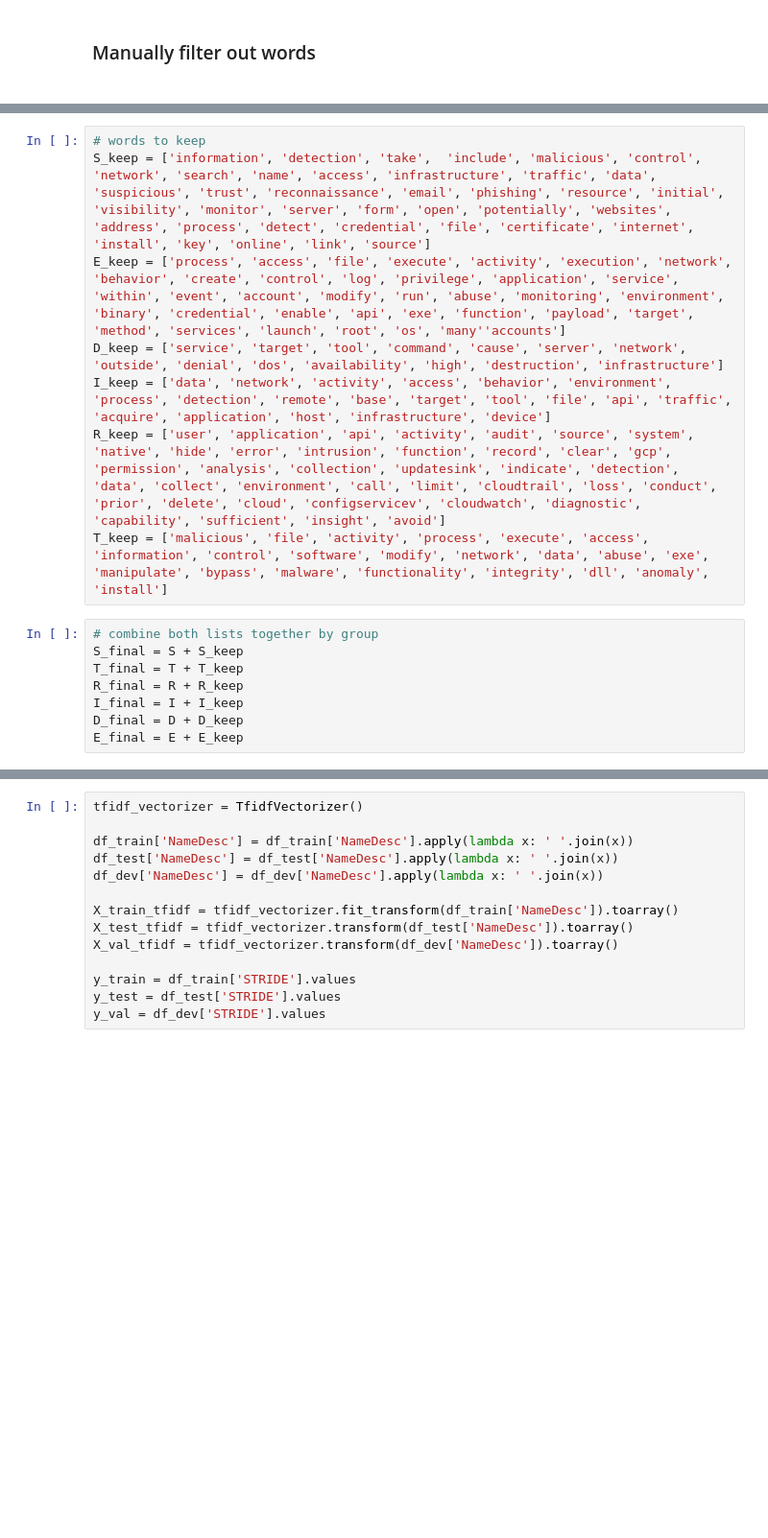
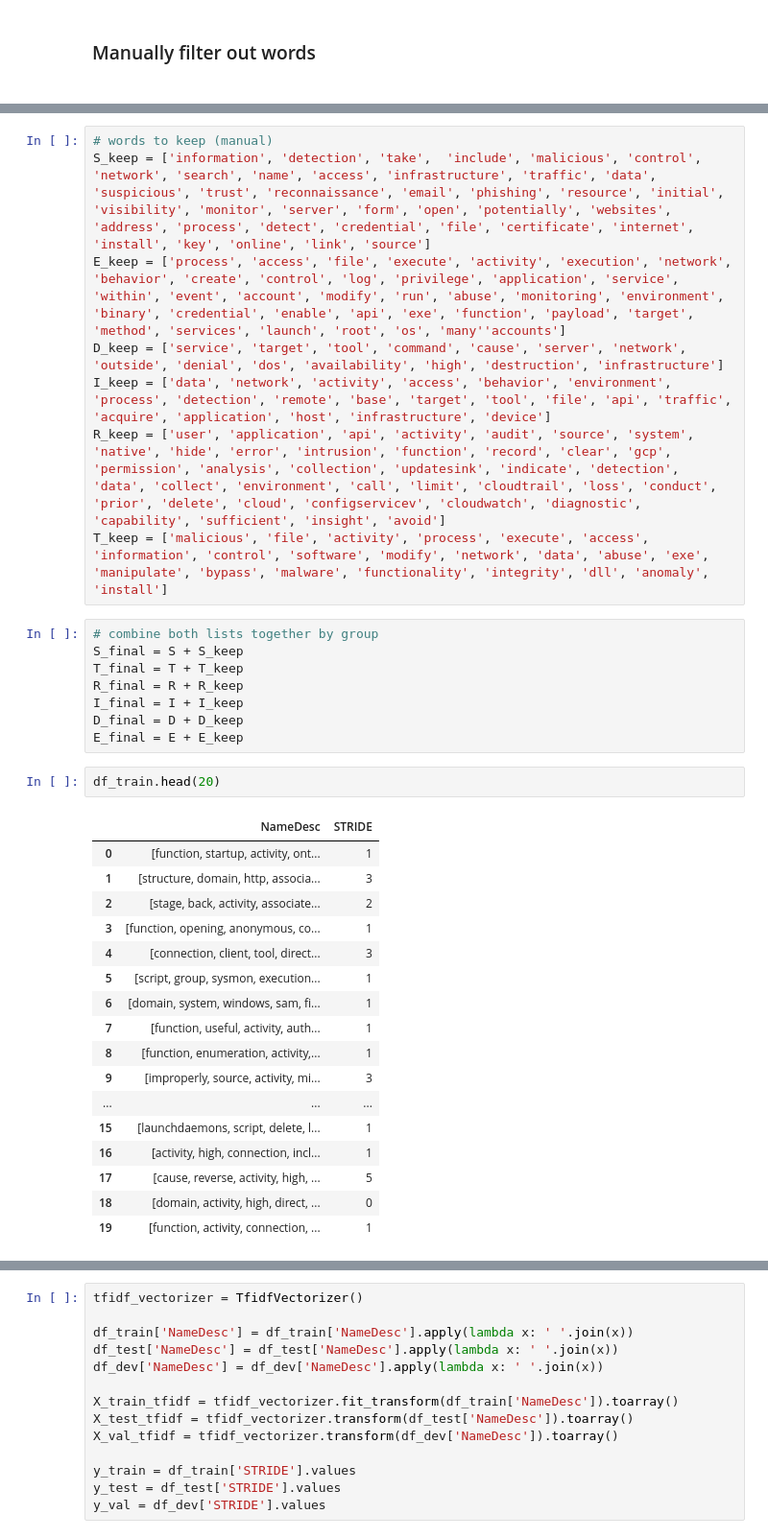
Before and after one commit to elden-l0rd/IARCS-internship, a Jupyter notebook: code/train-with-keywords.ipynb, the cells around one changed output, grey strips where cells are left out. Shown at 96% size. Saved outputs shown, nothing was run; the diff lists cells and outputs as text; blank space fills up the shorter version.

```diff
--- a/code/train-with-keywords.ipynb
+++ b/code/train-with-keywords.ipynb
@@ -355,5 +362,5 @@ plot_normal_dist(token_counts_by_group)
 # %%
-# words to keep
+# words to keep (manual)
 S_keep = ['information', 'detection', 'take',  'include', 'malicious', 'control', 'network', 'search', 'name', 'access', 'infrastructure', 'traffic', 'data', 'suspicious', 'trust', 'reconnaissance', 'email', 'phishing', 'resource', 'initial', 'visibility', 'monitor', 'server', 'form', 'open', 'potentially', 'websites', 'address', 'process', 'detect', 'credential', 'file', 'certificate', 'internet', 'install', 'key', 'online', 'link', 'source']
 E_keep = ['process', 'access', 'file', 'execute', 'activity', 'execution', 'network', 'behavior', 'create', 'control', 'log', 'privilege', 'application', 'service', 'within', 'event', 'account', 'modify', 'run', 'abuse', 'monitoring', 'environment', 'binary', 'credential', 'enable', 'api', 'exe', 'function', 'payload', 'target', 'method', 'services', 'launch', 'root', 'os', 'many''accounts']
 D_keep = ['service', 'target', 'tool', 'command', 'cause', 'server', 'network', 'outside', 'denial', 'dos', 'availability', 'high', 'destruction', 'infrastructure']
@@ -368,3 +375,23 @@ R_final = R + R_keep
 I_final = I + I_keep
 D_final = D + D_keep
 E_final = E + E_keep
+# %%
+df_train.head(20)
+# %% [output]
+|  | NameDesc | STRIDE |
+| 0 | [function, startup, activity, ont... | 1 |
+| 1 | [structure, domain, http, associa... | 3 |
+| 2 | [stage, back, activity, associate... | 2 |
+| 3 | [function, opening, anonymous, co... | 1 |
+| 4 | [connection, client, tool, direct... | 3 |
+| 5 | [script, group, sysmon, execution... | 1 |
+| 6 | [domain, system, windows, sam, fi... | 1 |
+| 7 | [function, useful, activity, auth... | 1 |
+| 8 | [function, enumeration, activity,... | 1 |
+| 9 | [improperly, source, activity, mi... | 3 |
+| ... | ... | ... |
+| 15 | [launchdaemons, script, delete, l... | 1 |
+| 16 | [activity, high, connection, incl... | 1 |
+| 17 | [cause, reverse, activity, high, ... | 5 |
+| 18 | [domain, activity, high, direct, ... | 0 |
+| 19 | [function, activity, connection, ... | 1 |
```
Also changed, not shown: parts of 11 cells of this notebook, 5 other files.
